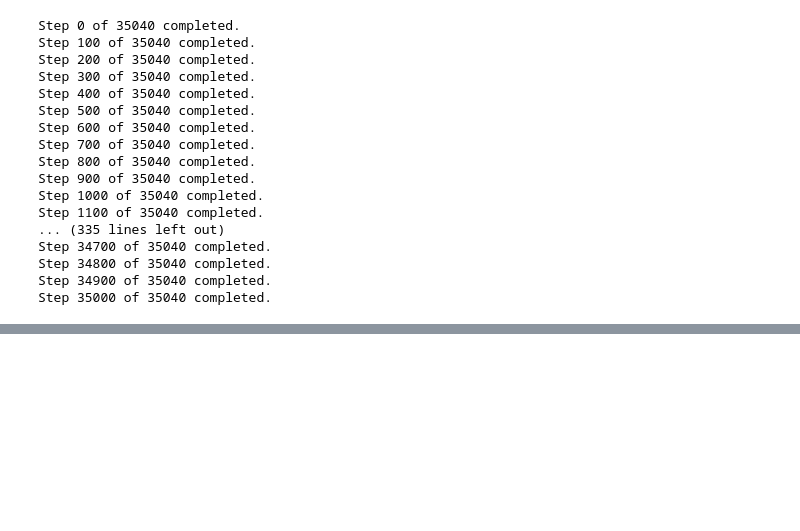
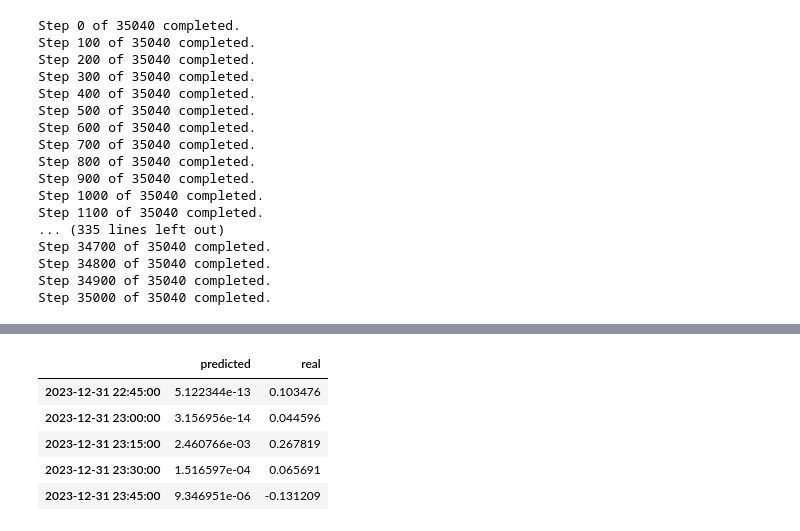
Before and after one commit to Ozzuke/GDELT-BTC, a Jupyter notebook: notebooks/13_evaluation.ipynb, the cells around one changed output, grey strips where cells are left out. Saved outputs shown, nothing was run; the diff lists cells and outputs as text; code cells hidden in the pictures; blank space fills up the shorter version.

```diff
--- a/notebooks/13_evaluation.ipynb
+++ b/notebooks/13_evaluation.ipynb
@@ -166,2 +170,2 @@ sns.lineplot(data=varmax_df['pct_change_30min'], ax=ax, label='VARMAX', color='g
 # %%
-test_data = test_data[lag_order:]
+test_data = test_data[lag_order+2:]
@@ -291,3 +304,19 @@ KeyError: RangeIndex(start=0, stop=35025, step=1)
+# %%
+# merge the dfm_df and btc test datasets
+test_data_selected = test_data[['pct_change_30min']]
+dfm_df_selected = dfm_df[['pct_change_30min']]
+dfm_df_selected = pd.DataFrame(dfm_df_selected).rename(columns={'pct_change_30min': 'predicted'})
+test_data_selected = pd.DataFrame(test_data_selected).rename(columns={'pct_change_30min': 'real'})
+
+merged_df = pd.merge(dfm_df_selected, test_data_selected, left_index=True, right_index=True, how='inner')
+merged_df.tail()
+# %% [output]
+|  | predicted | real |
+| 2023-12-31 22:45:00 | 5.122344e-13 | 0.103476 |
+| 2023-12-31 23:00:00 | 3.156956e-14 | 0.044596 |
+| 2023-12-31 23:15:00 | 2.460766e-03 | 0.267819 |
+| 2023-12-31 23:30:00 | 1.516597e-04 | 0.065691 |
+| 2023-12-31 23:45:00 | 9.346951e-06 | -0.131209 |
 # %%
 # money = 1000000
 # btc_holdings = 1
```
Also changed, not shown: parts of 19 cells of this notebook.
